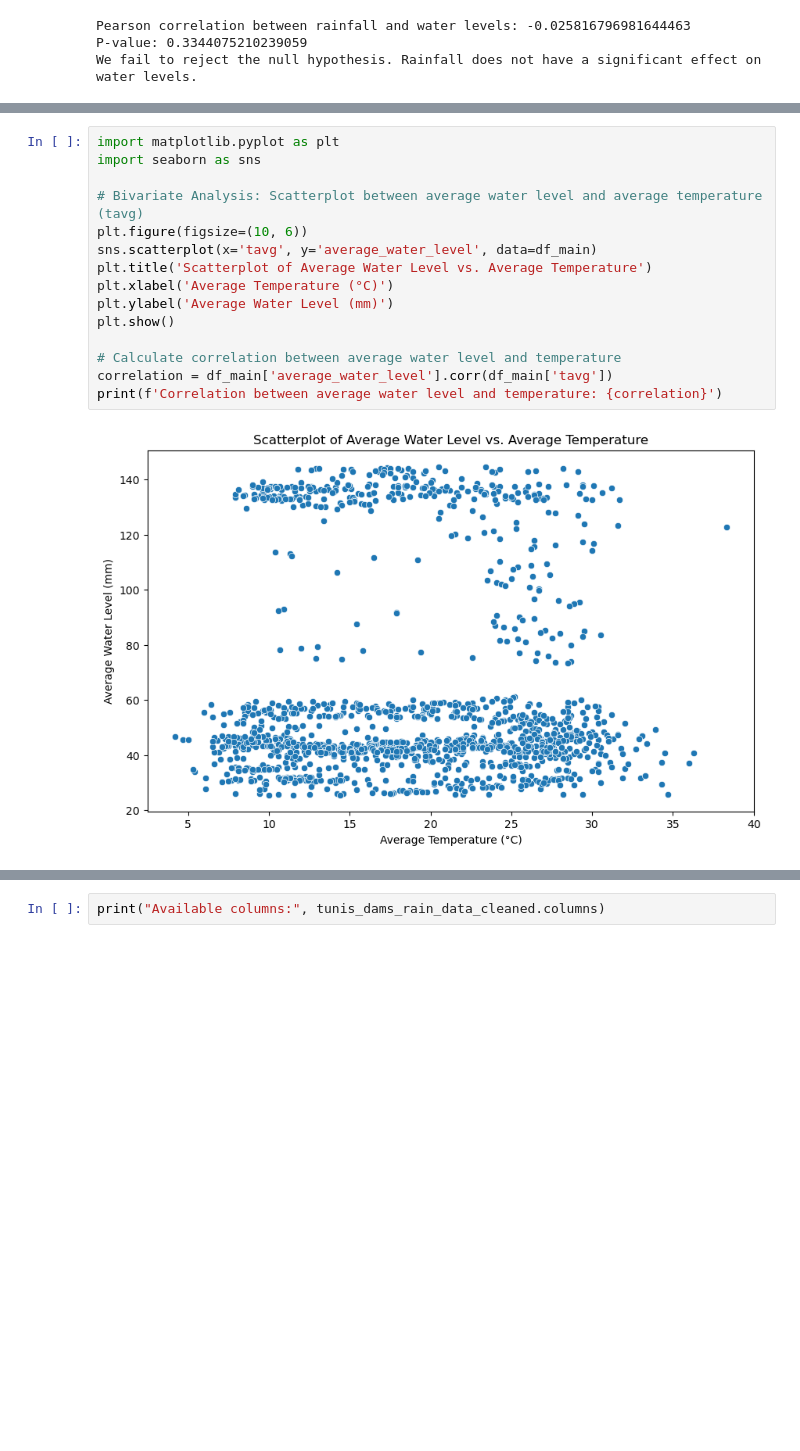
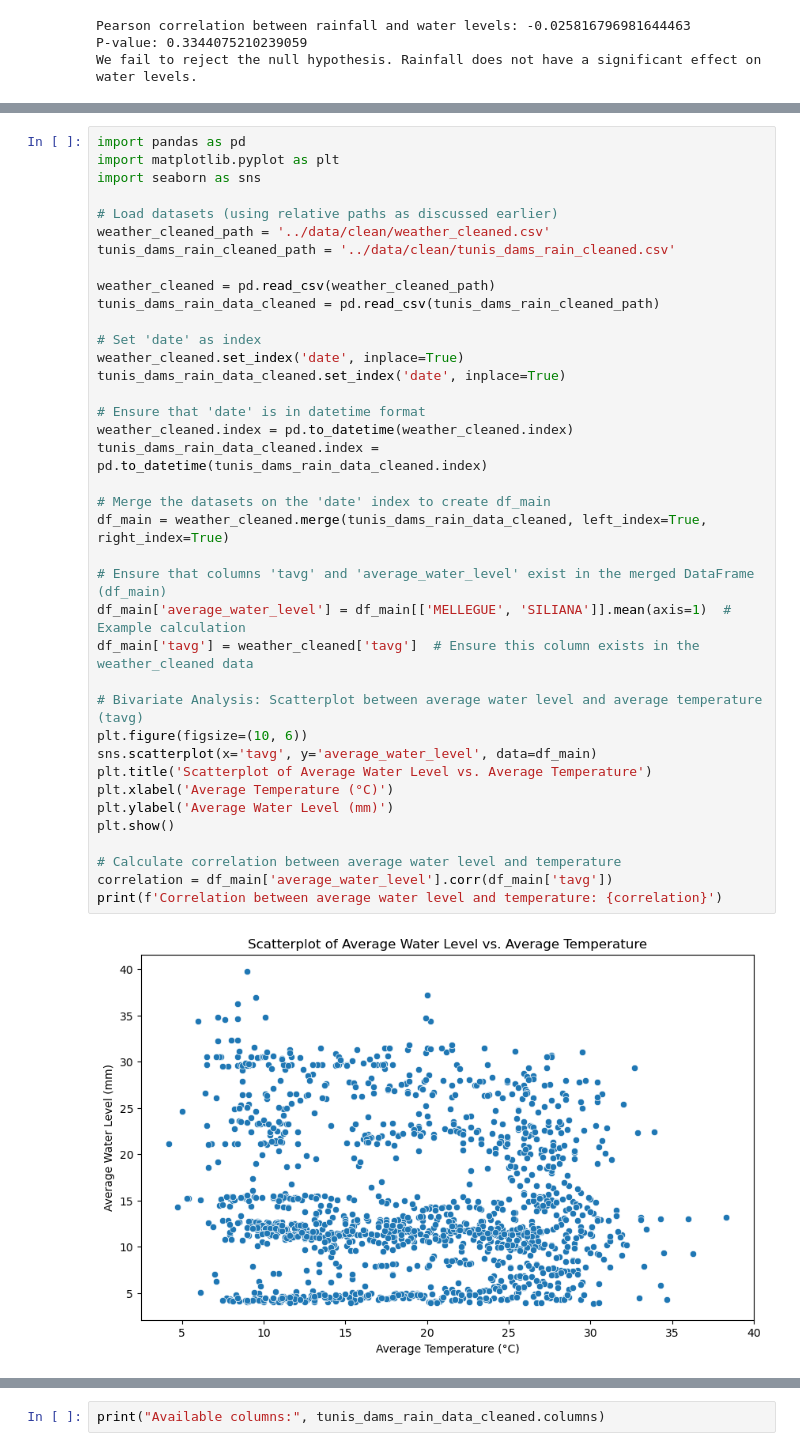
Before and after one commit to Futuroent/Iron_Hack_Water_in_Tunisia, a Jupyter notebook: notebooks/Water_Tunisia_notebook.ipynb, the cells around one changed output, grey strips where cells are left out. Saved outputs shown, nothing was run; the diff lists cells and outputs as text; blank space fills up the shorter version.

Commit message:
cleaned friday night one

```diff
--- a/notebooks/Water_Tunisia_notebook.ipynb
+++ b/notebooks/Water_Tunisia_notebook.ipynb
@@ -727,17 +799,40 @@ plt.show()
 # %%
+import pandas as pd
 import matplotlib.pyplot as plt
 import seaborn as sns
+
+# Load datasets (using relative paths as discussed earlier)
+weather_cleaned_path = '../data/clean/weather_cleaned.csv'
+tunis_dams_rain_cleaned_path = '../data/clean/tunis_dams_rain_cleaned.csv'
+
+weather_cleaned = pd.read_csv(weather_cleaned_path)
+tunis_dams_rain_data_cleaned = pd.read_csv(tunis_dams_rain_cleaned_path)
+
+# Set 'date' as index
+weather_cleaned.set_index('date', inplace=True)
+tunis_dams_rain_data_cleaned.set_index('date', inplace=True)
+
+# Ensure that 'date' is in datetime format
+weather_cleaned.index = pd.to_datetime(weather_cleaned.index)
+tunis_dams_rain_data_cleaned.index = pd.to_datetime(tunis_dams_rain_data_cleaned.index)
+
+# Merge the datasets on the 'date' index to create df_main
+df_main = weather_cleaned.merge(tunis_dams_rain_data_cleaned, left_index=True, right_index=True)
+
+# Ensure that columns 'tavg' and 'average_water_level' exist in the merged DataFrame (df_main)
+df_main['average_water_level'] = df_main[['MELLEGUE', 'SILIANA']].mean(axis=1)  # Example calculation
+df_main['tavg'] = weather_cleaned['tavg']  # Ensure this column exists in the weather_cleaned data
 
 # Bivariate Analysis: Scatterplot between average water level and average temperature (tavg)
 plt.figure(figsize=(10, 6))
 sns.scatterplot(x='tavg', y='average_water_level', data=df_main)
 plt.title('Scatterplot of Average Water Level vs. Average Temperature')
 plt.xlabel('Average Temperature (°C)')
 plt.ylabel('Average Water Level (mm)')
 plt.show()
 
 # Calculate correlation between average water level and temperature
 correlation = df_main['average_water_level'].corr(df_main['tavg'])
 print(f'Correlation between average water level and temperature: {correlation}')
 # %% [output]
-[figure, old version]
+[figure, new version]
```
Also changed, not shown: parts of 32 cells of this notebook, 3 other files.
